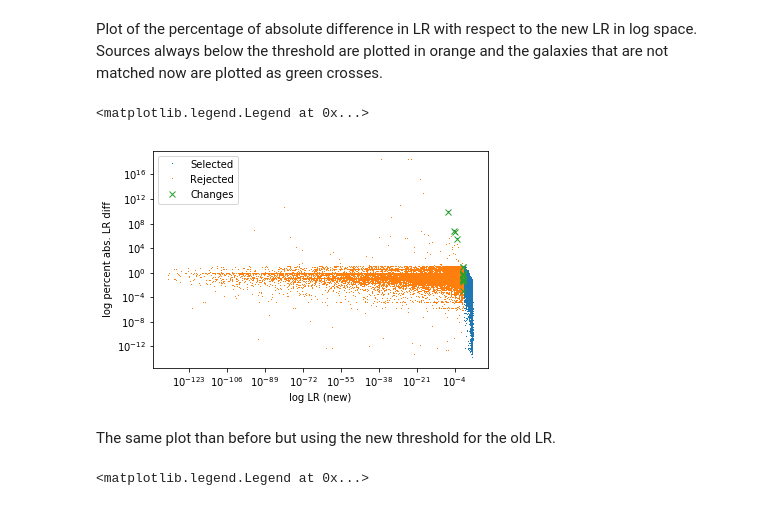
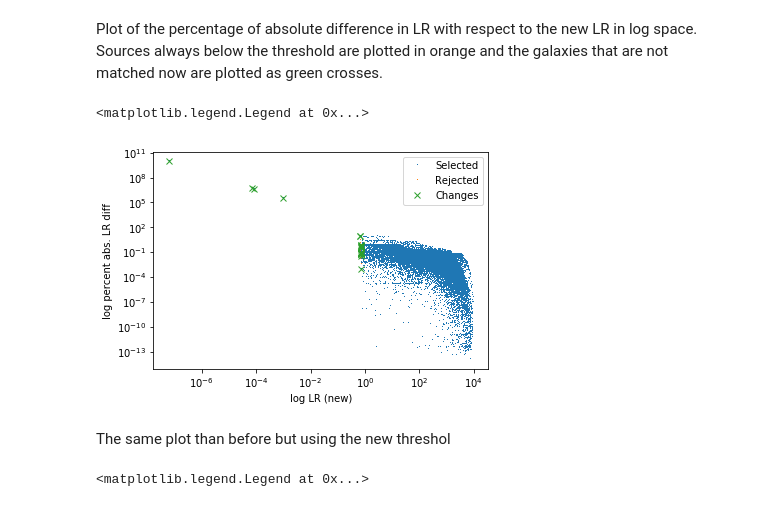
Before and after one commit to nudomarinero/mltier1, a Jupyter notebook: Check_bug_correction.ipynb, the cells around one changed output. Cells and saved outputs as stored; diff of their text form; code cells hidden in the pictures.

```diff
--- a/Check_bug_correction.ipynb
+++ b/Check_bug_correction.ipynb
@@ -78,20 +78,20 @@ Text(0,0.5,'log percent abs. LR diff')
 # %% [markdown]
 Plot of the percentage of absolute difference in LR with respect to the new LR in log space. Sources always below the threshold are plotted in orange and the galaxies that are not matched now are plotted as green crosses.
 # %%
-cond_sel = ((merged['lr_5_old'] >= told) | (merged['lr_5_new'] >= tnew))
-cond_nosel = ((merged['lr_5_old'] < told) & (merged['lr_5_new'] < tnew))
-cond_change = ((merged['lr_5_old'] >= told) & (merged['lr_5_new'] < tnew))
+cond_sel = ((merged['lr_5_old'] >= told) | (merged['lr_5_new'] >= tnew)) & (~np.isnan(merged['category_old']))
+cond_nosel = ((merged['lr_5_old'] < told) & (merged['lr_5_new'] < tnew)) & (~np.isnan(merged['category_old']))
+cond_change = ((merged['lr_5_old'] >= told) & (merged['lr_5_new'] < tnew)) & (~np.isnan(merged['category_old']))
 plt.loglog(merged['lr_5_new'][cond_sel], (np.abs(diff_lr)/merged['lr_5_new']*100)[cond_sel], marker=",", ls="", label="Selected")
 plt.loglog(merged['lr_5_new'][cond_nosel], (np.abs(diff_lr)/merged['lr_5_new']*100)[cond_nosel], marker=",", ls="", label="Rejected")
 plt.loglog(merged['lr_5_new'][cond_change], (np.abs(diff_lr)/merged['lr_5_new']*100)[cond_change], marker="x", ls="", label="Changes")
 plt.xlabel("log LR (new)")
 plt.ylabel("log percent abs. LR diff")
 plt.legend()
 # %% [output]
 <matplotlib.legend.Legend at 0x...>
-[figure, old version]
+[figure, new version]
 # %% [markdown]
-The same plot than before but using the new threshold for the old LR.
+The same plot than before but using the new threshol
 # %%
 # Use new threshold for old data as well
 cond_sel = ((merged['lr_5_old'] >= tnew) | (merged['lr_5_new'] >= tnew))
```
Also changed, not shown: parts of 6 cells of this notebook.
